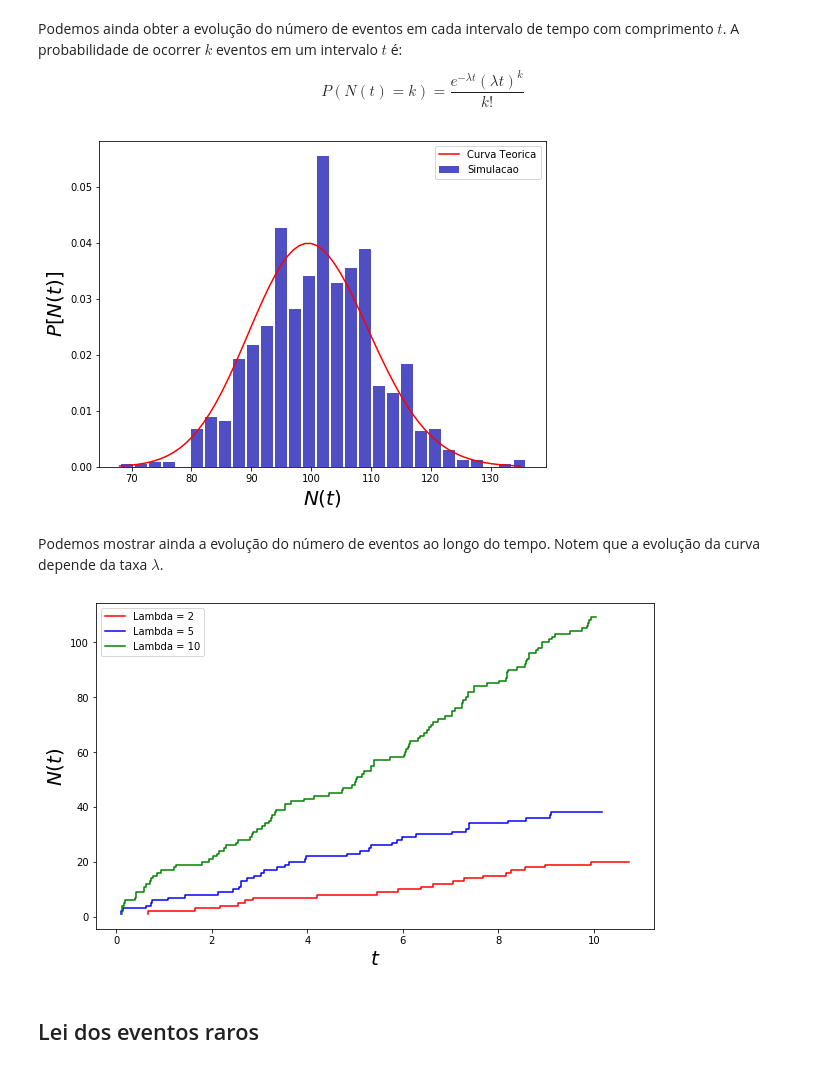
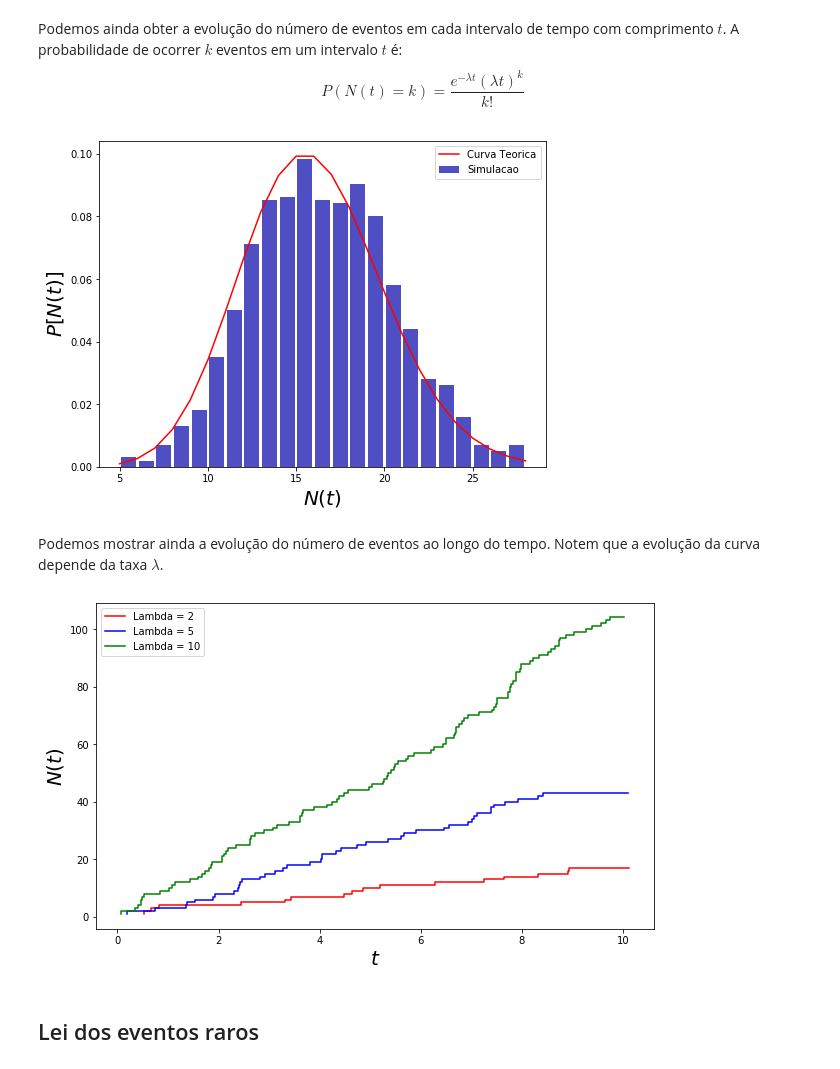
Before and after one commit to franciscorodrigues-usp/simulacao, a Jupyter notebook: Processo-Poisson.ipynb, the cells around one changed output. Cells and saved outputs as stored; diff of their text form; code cells hidden in the pictures.

```diff
--- a/Processo-Poisson.ipynb
+++ b/Processo-Poisson.ipynb
@@ -50,34 +50,36 @@ $$
 # %%
 import matplotlib.pyplot as plt
 import numpy as np
 import math as math
 
-rate = 5
-tmax = 20
+rate = 4
+tmax = 4
 nsim = 1000
 Ns = []
 for s in range(0,nsim):
     te = 0
     ne = 0
     while (te < tmax):
         te = te + np.random.exponential(1/rate)
-        ne = ne + 1
+        if(te < tmax):
+            ne = ne + 1
     Ns.append(ne)
 plt.figure(figsize=(8,6))
-plt.hist(x=Ns, bins='auto',color='#0504aa', alpha=0.7, rwidth=0.85, density = True, label='Simulacao')
+bins = range(np.min(Ns), np.max(Ns))
+plt.hist(x=Ns, bins=bins,color='#0504aa', alpha=0.7, rwidth=0.85, density = True, label='Simulacao')
 plt.xlabel(r'$N(t)$', fontsize=20)
 plt.ylabel(r'$P[N(t)]$', fontsize=20)
 
 x = range(np.min(Ns),np.max(Ns))
 P = []
 for k in x:
     prob = (np.exp(-rate*tmax)*(rate*tmax)**k)/math.factorial(k)
     P.append(prob)
 plt.plot(x,P, color = 'red', label='Curva Teorica')
 plt.legend()
 plt.show(True)
 # %% [output]
-[figure, old version]
+[figure, new version]
 # %% [markdown]
 Podemos mostrar ainda a evolução do número de eventos ao longo do tempo. Notem que a evolução da curva depende da taxa $\lambda$.
 # %%
@@ -94,9 +96,10 @@ for rate in rates:
     T = []
     ne = 0
     te = 0
-    while (te < tma
+    while (te < tmax):
         te = te + np.random.exponential(1/rate)
-        ne = ne + 1
+        if(te < tmax):
+           ne = ne + 1
         N.append(ne)
         T.append(te)
     plt.step(T, N, color = colors[aux], label = "Lambda = %d"%rate)
@@ -106,7 +109,7 @@ plt.xlabel(r'$t$', fontsize=20)
 plt.ylabel(r'$N(t)$', fontsize=20)
 plt.show(True)
 # %% [output]
-[figure, old version]
+[figure, new version]
 # %% [markdown]
 ## Lei dos eventos raros
 # %% [markdown]
```
Also changed, not shown: parts of 2 cells of this notebook.
